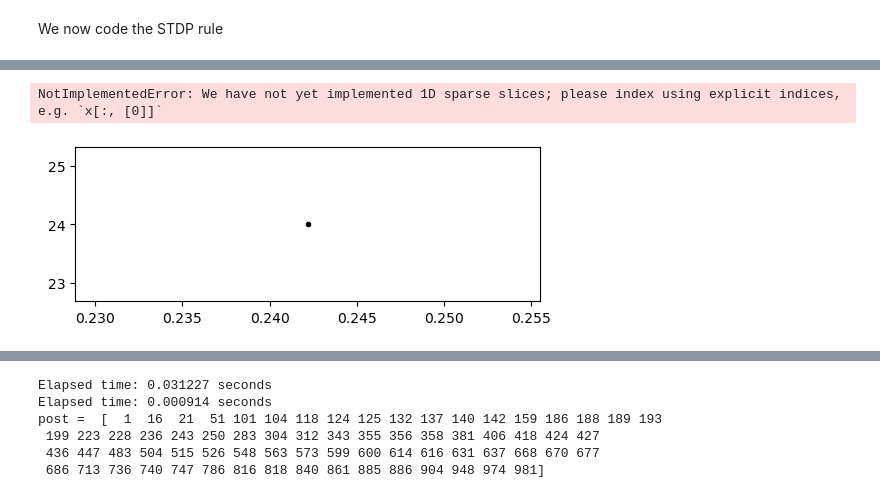
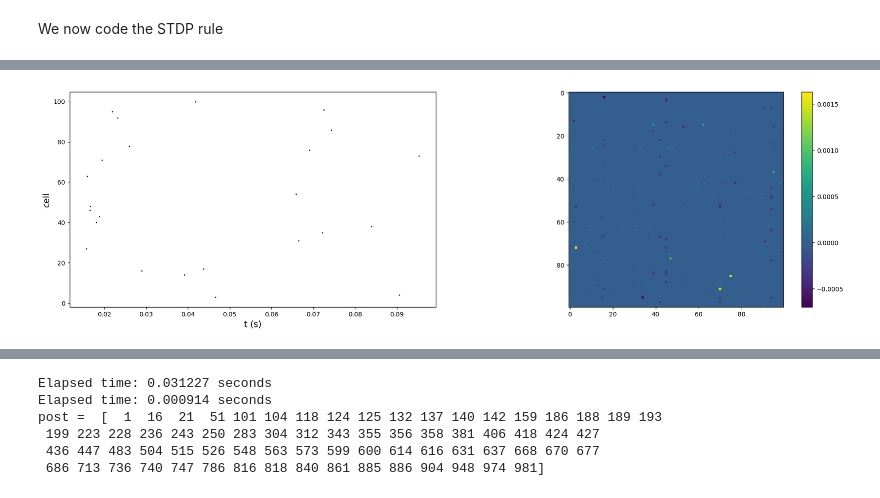
Before and after one commit to steve-cox-LA/EGlove, a Jupyter notebook: TassPlatform.ipynb, the cells around one changed output, grey strips where cells are left out. Saved outputs shown, nothing was run; the diff lists cells and outputs as text; code cells hidden in the pictures.

Commit message:
Update TassPlatform.ipynb
learning sparse

```diff
--- a/TassPlatform.ipynb
+++ b/TassPlatform.ipynb
@@ -973 +981,7 @@ ax.set_ylabel('cell', color='k', fontsize=14);
 [figure]
+# %%
+import numpy as np
+x = np.array([1,2,3])
+loc = np.where(x+1 == 3)[0]
+for sp in loc:
+    print(sp)
@@ -981,18 +997,19 @@ import matplotlib.pyplot as plt
 import math
 import scipy  as sp     #.sparse import random_array
 
-fig, ax = plt.subplots(figsize=(6, 2))
+fig, (ax1, ax2) = plt.subplots(1,2)
+plt.subplots_adjust(right=3, left=0.25, wspace=0.15, top=1, bottom=0)
 
 rng = np.random.default_rng(12345)
 
-Tfin = 1000
+Tfin = 1e2
 dt = 0.1
 Nt = math.ceil(Tfin/dt)
 tausyn = 1
 td = 3
 kappa = 8
 
-N = 1000   # number of cells
+N = 100   # number of cells
 
 kappa_noise = 0.026
 f_noise = 20
@@ -1002,17 +1019,20 @@ Vrest = -38
 Cm = rng.normal(3, 3*0.05, N)
 
 # Generate the sparse weight matrix without self connections
-density = 0.07  # 7% of the elements will be non-zero
+density = 0.05  # 7% of the elements will be non-zero
 spW = sp.sparse.random_array((N, N), density=density, format='csr', random_state=rng)
 spW.setdiag(0)
 spW.eliminate_zeros()
 Wrow, Wcol, values = sp.sparse.find(spW)
 mW = np.mean(spW)
-print(mW)
-spW = kappa*spW/N
+print("mean spW before = ", mW)
+Wbefore = spW.toarray()
+mW = np.mean(Wbefore)
+print("mean full W before = ", mW)
+
 
 aE = (2*tausyn-dt)/(2*tausyn+dt)
-bE = 2/(2*tausyn+dt)
+bE = 2*kappa/(2*tausyn+dt)/N
 
 tref = 1
 Vres = -67
@@ -1025,7 +1045,7 @@ bT = dt*Vthrrest/(tauthr + dt/2)
 
 gsyn = np.zeros(N)
 g_noise = np.zeros(N)
-V = Vres*np.ones(N)
+V = rng.uniform(low = Vres, high = Vrest, size = N)
 Vthr = Vthrspike*np.ones(N)
 T = -10*np.ones(N)
 ref = np.zeros(N)
@@ -1042,13 +1062,22 @@ next_noise = rng.exponential(
 tau_plus = 10
 tau_R = 4
 beta = 1.4
-delta = 1
+delta = 0.002   # from Thanos Manos ,Magteld Zeitler,Peter A. Tass
 
 for j in range(1,Nt):
 
     t = j*dt
 
     gsyn = aE*gsyn + bE*spW@(T + td == t)   # is there a better way to do this?
+
+    old_spikes = np.where(T + td == t)[0]
+    # depress their postsynaptic weights
+    for ind in old_spikes:
+        post = Wrow[np.where(Wcol == ind)]
+        for p in post:
+            Delta = T[p] - t    #  t_post - (t_pre + 3)
+            spW[p, ind] -= (delta*beta/tau_R)*np.exp(Delta/(tau_R*tau_plus))   # *spW[p, ind]
+            spW[p, ind] = max(0, spW[p, ind])
 
     g_noise = aE*g_noise
 
@@ -1068,23 +1097,31 @@ for j in range(1,Nt):
     ref = np.where( t-T < tref )
     V[ref] = Vres
 
-    sp = (V > Vthr)
+    fsp = np.where(V > Vthr)[0]
 
-    if sum(sp)>0:
-        fsp = np.where(sp>0)[0]
-        T[fsp] = t
-        V[fsp] = Vres
-        Vthr[fsp] = Vthrspike
+    T[fsp] = t
+    V[fsp] = Vres
+    Vthr[fsp] = Vthrspike
 
-        for ind in fsp:
-            ax.plot(t/1000,1+ind,'k.')
-            # potentiate its presynaptic weights
-            pre = Wcol[np.where(Wrow == ind)]
-            spW[ind, pre] = spW[ind, pre] + delta*np.exp((T[pre] - t)/tau_plus)*(1-spW[ind, ind_pre])
-            # depress its postsynaptic weights
-            post = Wrow[np.where(Wcol == ind)]
-            spW[post, ind] = spW[post, ind] - (delta*beta/tau_R)*np.exp((T[post] - t)/(tau_R*tau_plus))*spW[post, ind]
+    for ind in fsp:
 
-ax.set_xlabel('t (s)',fontsize=14)
-ax.set_ylabel('cell', color='k', fontsize=14);
+        if t > Tfin - 1000:
+            ax1.plot(t/1000,1+ind,'k.',markersize=2)
+
+        pre = Wcol[np.where(Wrow == ind)]   # immediately potentiate its presynaptic weights
+        for p in pre:
+            if T[p] + td < t:
+                Delta = T[p] + td - t   # (t_pre + 3) - t_post
+                spW[ind, p] += delta*np.exp(Delta/tau_plus)   # *(1-spW[ind, p])
+                spW[ind,p] = min(spW[ind,p], 1)
+
+ax1.set_xlabel('t (s)',fontsize=14)
+ax1.set_ylabel('cell', color='k', fontsize=14)
+
+W = spW.toarray()    # for visualization purposes
+im1 = ax2.imshow(W-Wbefore) #, cmap='gray_r')
+fig.colorbar(im1, ax=ax2)
+
+mW = np.mean(spW)
+print("mean W after = ", mW);
 # %% [output]
@@ -1092,2 +1131 @@ ax.set_ylabel('cell', color='k', fontsize=14);
-NotImplementedError: We have not yet implemented 1D sparse slices; please index using explicit indices, e.g. `x[:, [0]]`
-[figure, old version]
+[figure, new version]
```
Also changed, not shown: parts of 9 cells of this notebook.
